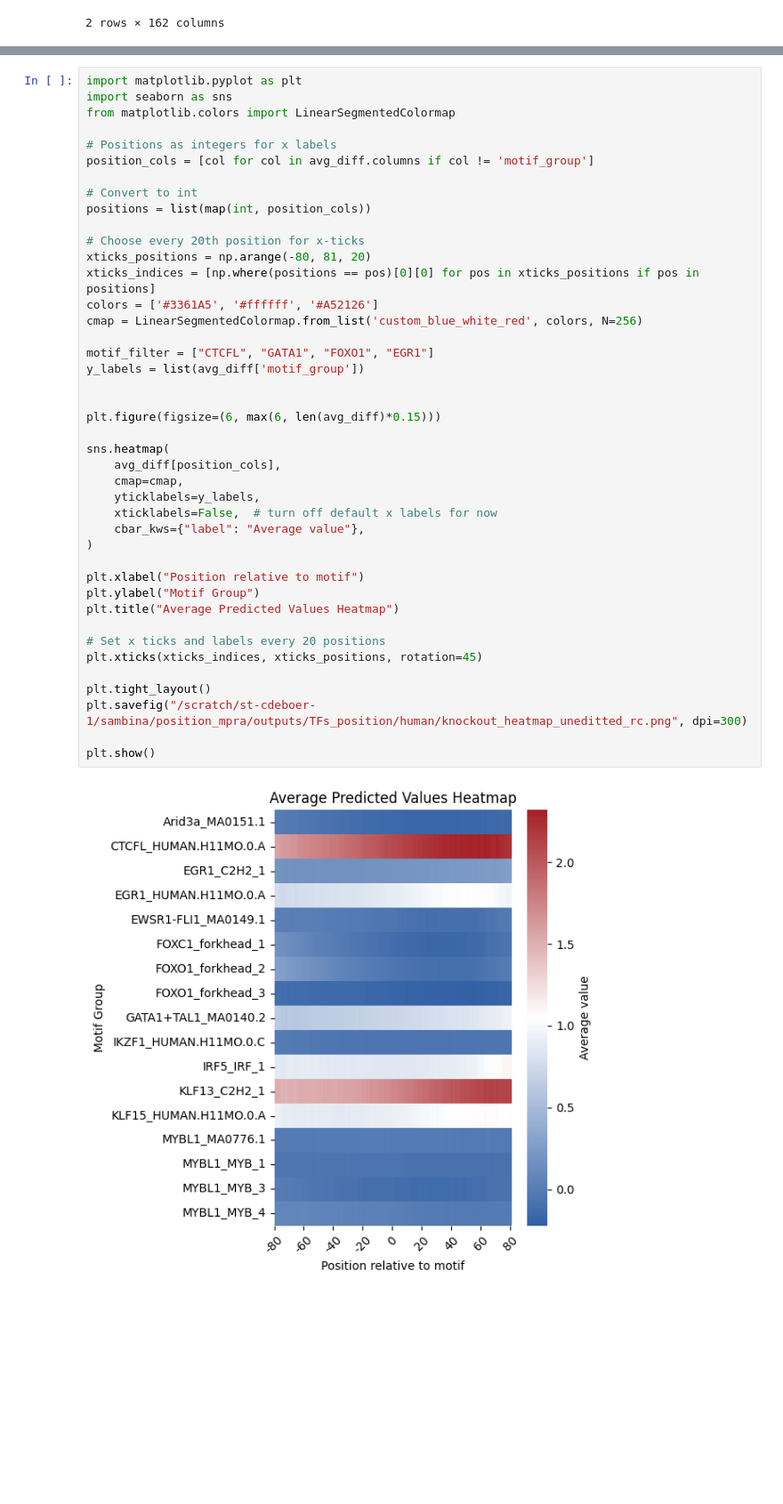
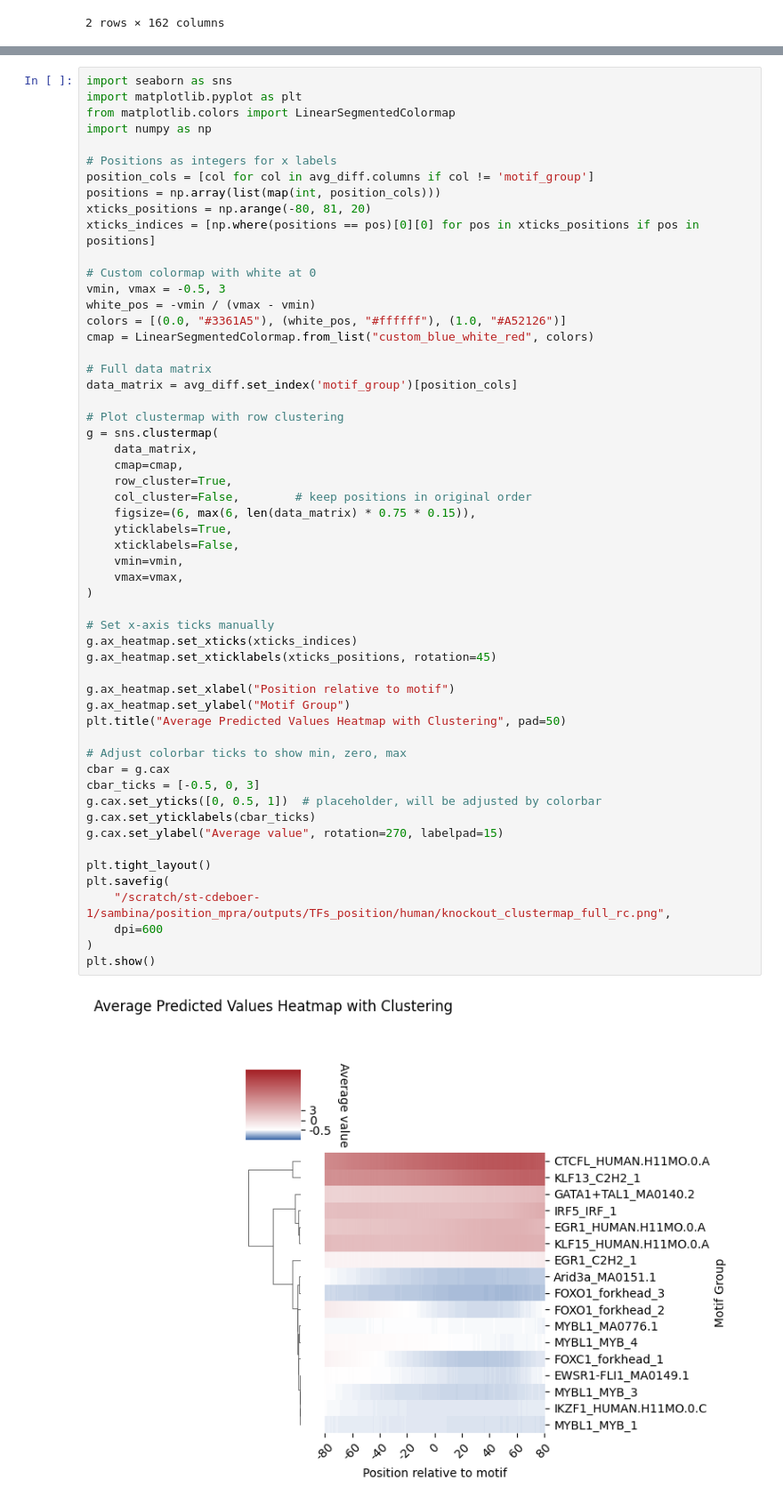
Before and after one commit to de-Boer-Lab/position-mpra, a Jupyter notebook: src/TF_position/human/plot/plot_gosai_rc.ipynb, the cells around one changed output, grey strips where cells are left out. Shown at 89% size. Drawn from its saved outputs; the diff is of its cells as text; blank space fills up the shorter version.

```diff
--- a/src/TF_position/human/plot/plot_gosai_rc.ipynb
+++ b/src/TF_position/human/plot/plot_gosai_rc.ipynb
@@ -129,44 +207,57 @@ avg_diff.head(2)
 # %%
+import seaborn as sns
 import matplotlib.pyplot as plt
-import seaborn as sns
 from matplotlib.colors import LinearSegmentedColormap
+import numpy as np
 
 # Positions as integers for x labels
 position_cols = [col for col in avg_diff.columns if col != 'motif_group']
-
-# Convert to int
-positions = list(map(int, position_cols))
-
-# Choose every 20th position for x-ticks
+positions = np.array(list(map(int, position_cols)))
 xticks_positions = np.arange(-80, 81, 20)
 xticks_indices = [np.where(positions == pos)[0][0] for pos in xticks_positions if pos in positions]
-colors = ['#3361A5', '#ffffff', '#A52126']
-cmap = LinearSegmentedColormap.from_list('custom_blue_white_red', colors, N=256)
 
-motif_filter = ["CTCFL", "GATA1", "FOXO1", "EGR1"]
-y_labels = list(avg_diff['motif_group'])
+# Custom colormap with white at 0
+vmin, vmax = -0.5, 3
+white_pos = -vmin / (vmax - vmin)
+colors = [(0.0, "#3361A5"), (white_pos, "#ffffff"), (1.0, "#A52126")]
+cmap = LinearSegmentedColormap.from_list("custom_blue_white_red", colors)
 
+# Full data matrix
+data_matrix = avg_diff.set_index('motif_group')[position_cols]
 
-plt.figure(figsize=(6, max(6, len(avg_diff)*0.15)))
-
-sns.heatmap(
-    avg_diff[position_cols],
+# Plot clustermap with row clustering
+g = sns.clustermap(
+    data_matrix,
     cmap=cmap,
-    yticklabels=y_labels,
-    xticklabels=False,  # turn off default x labels for now
-    cbar_kws={"label": "Average value"},
+    row_cluster=True,
+    col_cluster=False,        # keep positions in original order
+    figsize=(6, max(6, len(data_matrix) * 0.75 * 0.15)),
+    yticklabels=True,
+    xticklabels=False,
+    vmin=vmin,
+    vmax=vmax,
 )
 
-plt.xlabel("Position relative to motif")
-plt.ylabel("Motif Group")
-plt.title("Average Predicted Values Heatmap")
+# Set x-axis ticks manually
+g.ax_heatmap.set_xticks(xticks_indices)
+g.ax_heatmap.set_xticklabels(xticks_positions, rotation=45)
 
-# Set x ticks and labels every 20 positions
-plt.xticks(xticks_indices, xticks_positions, rotation=45)
+g.ax_heatmap.set_xlabel("Position relative to motif")
+g.ax_heatmap.set_ylabel("Motif Group")
+plt.title("Average Predicted Values Heatmap with Clustering", pad=50)
+
+# Adjust colorbar ticks to show min, zero, max
+cbar = g.cax
+cbar_ticks = [-0.5, 0, 3]
+g.cax.set_yticks([0, 0.5, 1])  # placeholder, will be adjusted by colorbar
+g.cax.set_yticklabels(cbar_ticks)
+g.cax.set_ylabel("Average value", rotation=270, labelpad=15)
 
 plt.tight_layout()
-plt.savefig("/scratch/st-cdeboer-1/sambina/position_mpra/outputs/TFs_position/human/knockout_heatmap_uneditted_rc.png", dpi=300)
-
+plt.savefig(
+    "/scratch/st-cdeboer-1/sambina/position_mpra/outputs/TFs_position/human/knockout_clustermap_full_rc.png",
+    dpi=600
+)
 plt.show()
 # %% [output]
-[figure, old version]
+[figure, new version]
```
Also changed, not shown: parts of 1 cell of this notebook, 18 other files.
